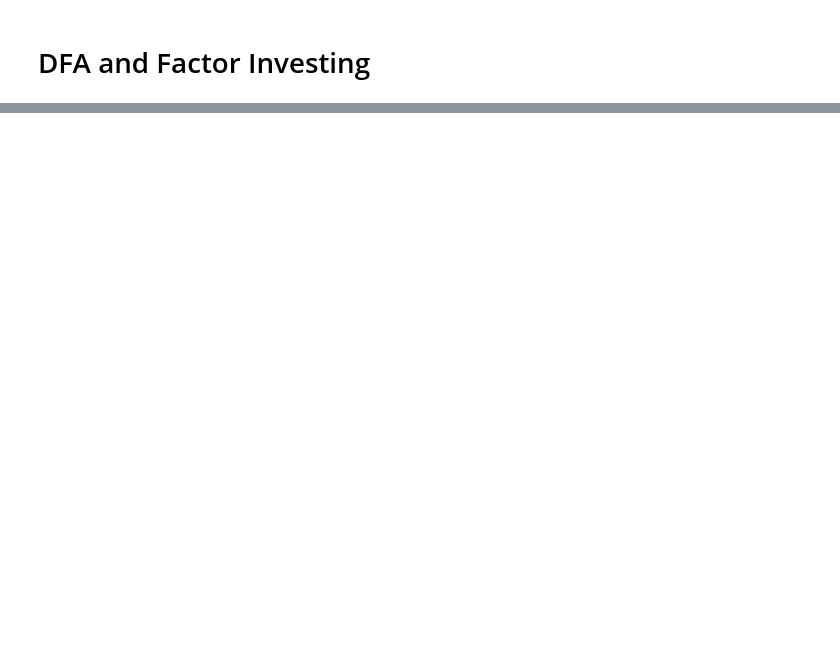
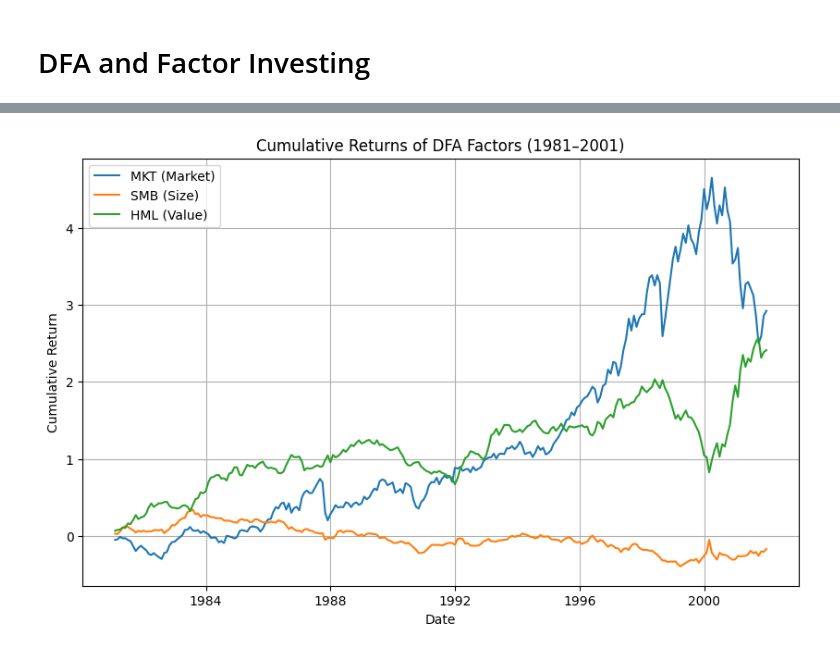
Before and after one commit to Rhazi/portfolio_Group_B4, a Jupyter notebook: Group_B_HMW_4.ipynb, the cells around one changed output, grey strips where cells are left out. Drawn from its saved outputs; the diff is of its cells as text; code cells hidden in the pictures; blank space fills up the shorter version.

```diff
--- a/Group_B_HMW_4.ipynb
+++ b/Group_B_HMW_4.ipynb
@@ -35,0 +40,11 @@ Beginning - 1980
+# %%
+# load the data
+file_path = "data/dfa_analysis_data.xlsx"
+data = pd.read_excel(file_path, sheet_name=None)
+# %%
+# process the factors data for MKT, SMB, HML
+factors = data["factors"]
+factors["Date"] = pd.to_datetime(factors["Date"])
+factors = factors.rename(columns={"Mkt-RF": "MKT"})
+factors = factors[["Date", "MKT", "SMB", "HML"]].set_index("Date").sort_index()
+factors
@@ -35,0 +195,22 @@ Beginning - 1980
+# %%
+# create subsamples
+factors_sub1 = factors.loc["1981-01-01":"2001-12-31"]
+factors_sub2 = factors.loc["2002-01-01":]
+# %%
+# compute cumulative returns (monthly compounding)
+cum_sub1 = (1 + factors_sub1).cumprod() - 1
+cum_sub2 = (1 + factors_sub2).cumprod() - 1
+# %%
+# Plot for 1981–2001
+plt.figure(figsize=(10,6))
+plt.plot(cum_sub1.index, cum_sub1["MKT"], label="MKT (Market)")
+plt.plot(cum_sub1.index, cum_sub1["SMB"], label="SMB (Size)")
+plt.plot(cum_sub1.index, cum_sub1["HML"], label="HML (Value)")
+plt.title("Cumulative Returns of DFA Factors (1981–2001)")
+plt.xlabel("Date")
+plt.ylabel("Cumulative Return")
+plt.legend()
+plt.grid(True)
+plt.show()
+# %% [output]
+[figure, added]
```
Also changed, not shown: parts of 18 cells of this notebook.
